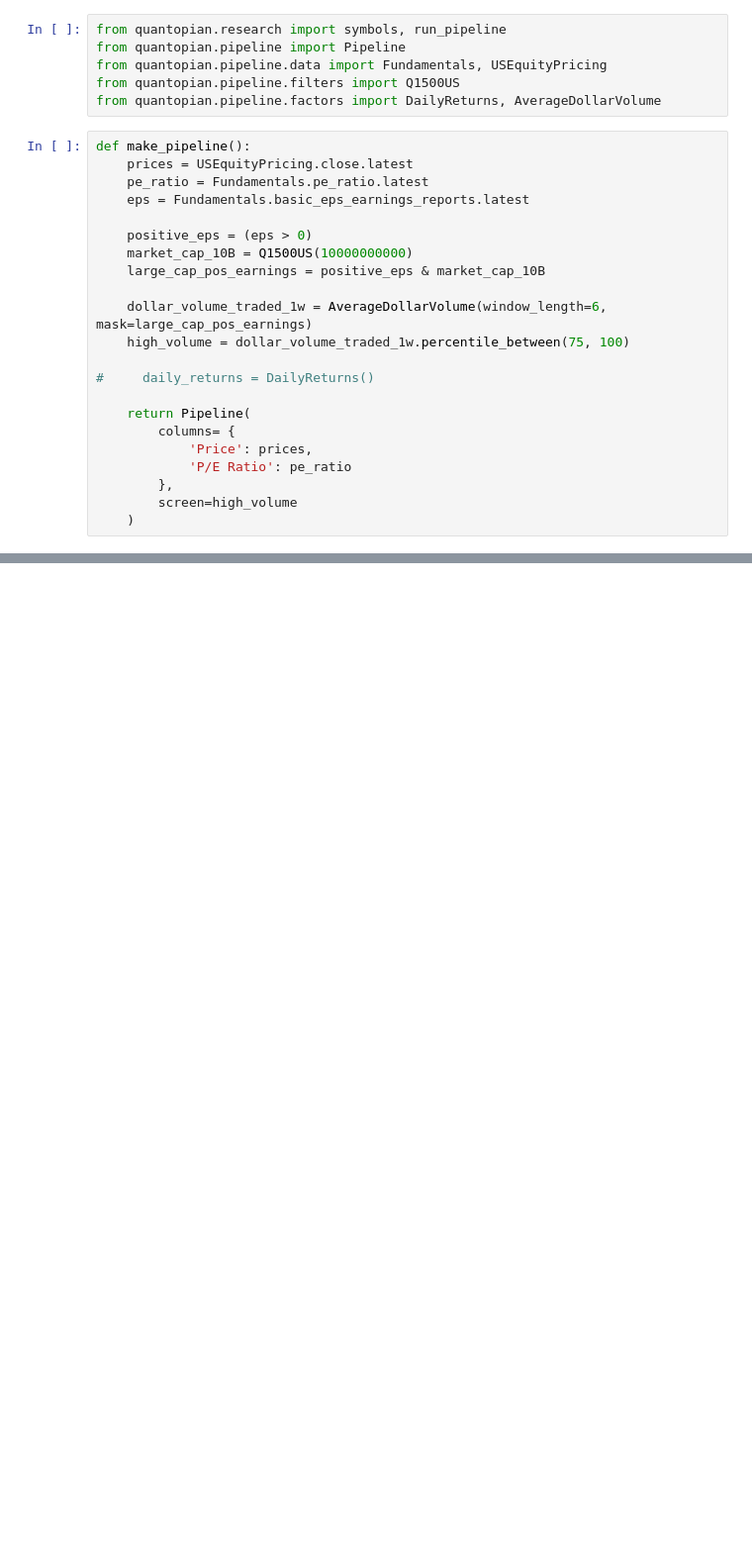
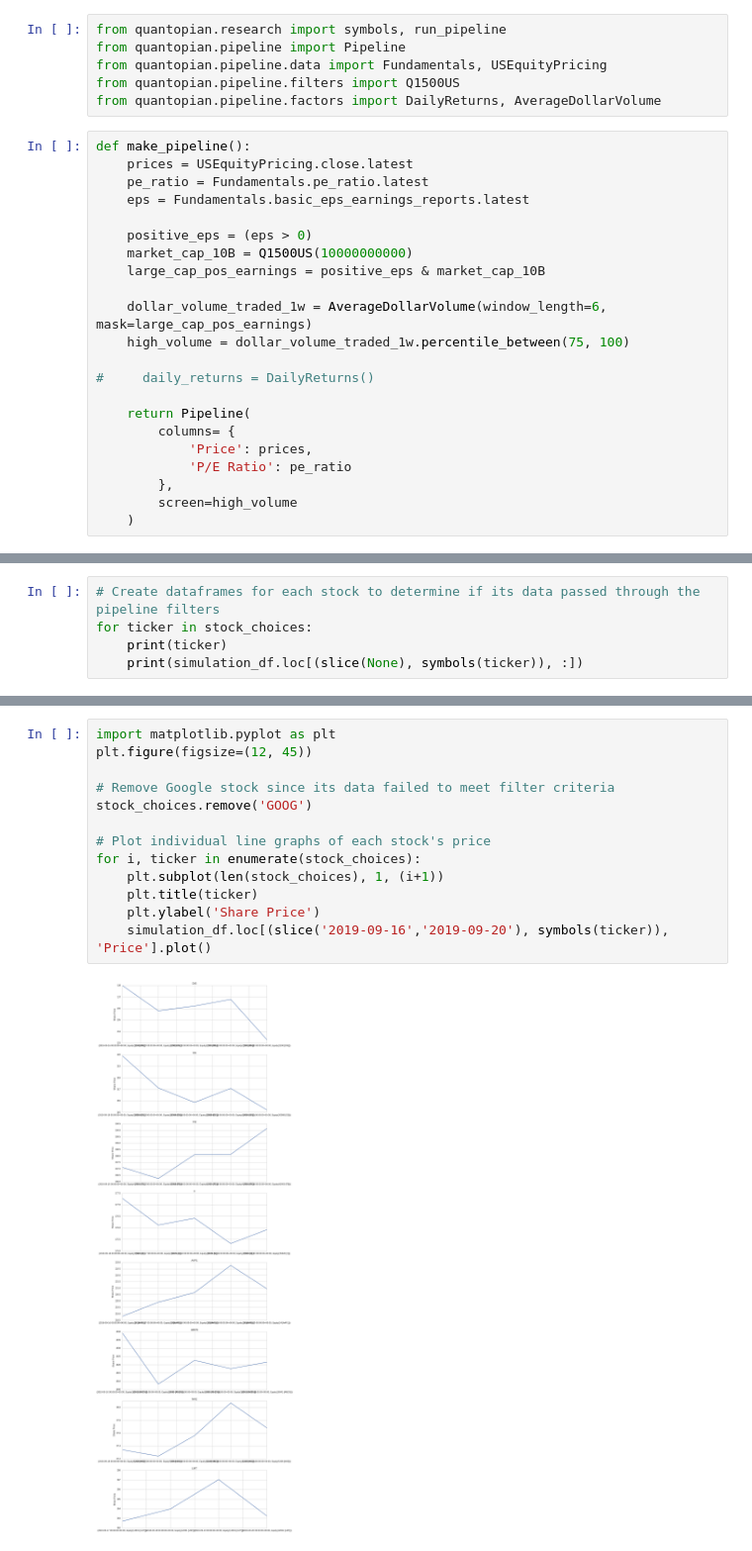
Before and after one commit to matthew-agard/Investment-Class-Portfolio, a Jupyter notebook: Portfolio_Research.ipynb, the cells around one changed output, grey strips where cells are left out. Shown at 99% size. Saved outputs shown, nothing was run; the diff lists cells and outputs as text; blank space fills up the shorter version.

Commit message:
Added share price plots

```diff
--- a/Portfolio_Research.ipynb
+++ b/Portfolio_Research.ipynb
@@ -76,0 +78,5 @@ finance_class_df
+# %%
+# Create dataframes for each stock to determine if its data passed through the pipeline filters
+for ticker in stock_choices:
+    print(ticker)
+    print(simulation_df.loc[(slice(None), symbols(ticker)), :])
@@ -76,0 +101,15 @@ finance_class_df
+# %%
+import matplotlib.pyplot as plt
+plt.figure(figsize=(12, 45))
+
+# Remove Google stock since its data failed to meet filter criteria
+stock_choices.remove('GOOG')
+
+# Plot individual line graphs of each stock's price
+for i, ticker in enumerate(stock_choices):
+    plt.subplot(len(stock_choices), 1, (i+1))
+    plt.title(ticker)
+    plt.ylabel('Share Price')
+    simulation_df.loc[(slice('2019-09-16','2019-09-20'), symbols(ticker)), 'Price'].plot()
+# %% [output]
+[figure, added]
```
Also changed, not shown: parts of 3 cells of this notebook.
